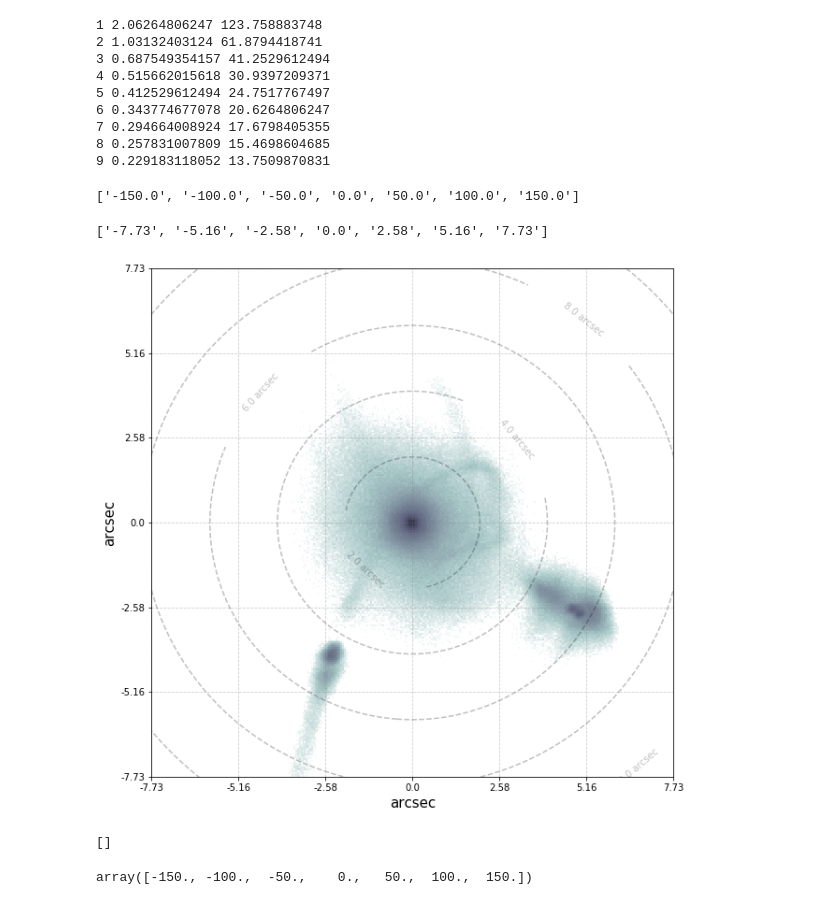
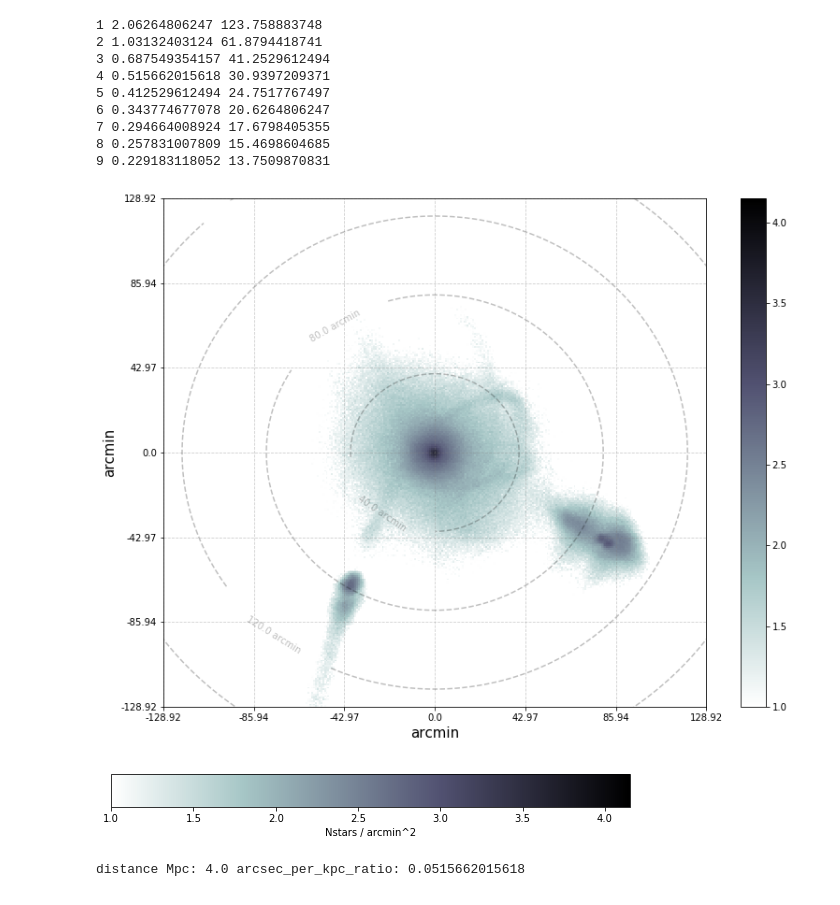
Before and after one commit to swc2124/starcat, a Jupyter notebook: data/tables/table_works.ipynb, the cells around one changed output. Cells and saved outputs as stored; diff of their text form; code cells hidden in the pictures.

```diff
--- a/data/tables/table_works.ipynb
+++ b/data/tables/table_works.ipynb
@@ -51,16 +52,22 @@ for i in range(1, 10, 1):
 9 0.229183118052 13.7509870831
 # %%
 def kpc_to_arcmin(d_mpc):
-    d = 1.0
+    d = 1e3
     D = d_mpc * 1e6
     arcmin_mod = (60.0 * 180.0) / np.pi
-    return arcmin_mod * (d / D)
+    return arcmin_mod * np.arctan2(d, D)
+
+def kpc_to_sqrarcmin(d_mpc):
+    d = 1e3
+    D = d_mpc * 1e6
+    arcmin_mod = (60.0 * 180.0) / np.pi
+    return np.square(arcmin_mod * np.arctan2(d, D))
 
 def kpc_to_arcsec(d_mpc):
-    d = 1.0
+    d = 1e3
     D = d_mpc * 1e6
     arcsec_mod = 206264.80624709636 #(3600.0 * 180.0) / np.pi
-    return arcsec_mod * (d / D)
+    return arcsec_mod * np.arctan2(d, D)
 
 def fix_rslice(grid, d_mpc=4.0, unit='kpc', rslices=[4]):
     '''
@@ -87,9 +94,9 @@ def fix_rslice(grid, d_mpc=4.0, unit='kpc', rslices=[4]):
 
     # conver to arcmin
     if unit == 'arcmin':
-        ratio = kpc_to_arcmin(d_mpc)
+        ratio =  kpc_to_arcmin(d_mpc)
     elif unit == 'arcsec':
-        ratio = kpc_to_arcsec(d_mpc)
+        ratio =  kpc_to_arcsec(d_mpc)
     else:
         ratio = 1
     # iterate over whole grid one by one
@@ -108,19 +115,12 @@ def fix_rslice(grid, d_mpc=4.0, unit='kpc', rslices=[4]):
 
     return grid
 # %%
-plot_units = 'arcsec'
+plot_units = 'arcmin'
 plot_radius_kpc = 150
 distance = 4.0
+mod = kpc_to_sqrarcmin(distance)
-# %%
-[str(i) for i in np.linspace(-plot_radius_kpc, plot_radius_kpc, 7)]
-# %% [output]
-['-150.0', '-100.0', '-50.0', '0.0', '50.0', '100.0', '150.0']
-# %%
-[str(round(i * kpc_to_arcsec(4.0), 2)) for i in np.linspace(-plot_radius_kpc, plot_radius_kpc, 7)]
-# %% [output]
-['-7.73', '-5.16', '-2.58', '0.0', '2.58', '5.16', '7.73']
 # %%
-fig = plt.figure(figsize=(10, 10))
+fig = plt.figure(figsize=(13, 10))
 
 # make a single subplot
 ax = fig.add_subplot(111)
@@ -147,10 +147,10 @@ elif plot_units == 'arcsec':
 grid = fix_rslice(np.load('../grids/halo08_4.0Mpc_h158_grid.npy'), d_mpc=distance, unit=plot_units)
 
 # plot heat map
-ax.pcolormesh(np.log10(grid[8:, :-3, 0]),
+hm = ax.pcolormesh(np.log10(grid[8:, :-3, 0] * mod),
               cmap=plt.cm.bone_r,
               vmin=1.0,
-              vmax=4.5)
+              vmax=4.15)
 
 # plot contour map to overlay on heat map
 cp = ax.contour(grid[:, :, 4],
@@ -169,36 +169,37 @@ cl = ax.clabel(cp,
                color='k',
                linewidth=50,
                alpha=1)
+# colorbar
+cb = plt.colorbar(hm,ax=None)
 
 # set plot xy limits
 center = grid.shape[0] / 2
 include = plot_radius_kpc
 lim0 = center + include
 lim1 = center - include
 ax.set_xlim([lim1, lim0])
 ax.set_ylim([lim1, lim0])
+
+#ax.set_xlim([90 + center, 100+ center])
+#ax.set_ylim([-45+ center, -55+ center])
 
 # set unit tick labels
 current_ticks = ax.axes.get_xticks()
 if plot_units == 'kpc':
     ticks = current_ticks - 300
 
 elif plot_units == 'arcmin':
     ticks = ((current_ticks - 300) * kpc_to_arcmin(distance)).round(2)
 
 elif plot_units == 'arcsec':
     ticks = ((current_ticks - 300) * kpc_to_arcsec(distance)).round(2)
 
 ax.set_xticklabels(ticks, fontsize=10)
 ax.set_yticklabels(ticks, fontsize=10)
 
 # plot grid
 ax.axes.grid(alpha=.4, linestyle='dashed', color='grey')
 
 plt.show()
 # %% [output]
-[figure, old version]
+[figure, new version]
-# %%
-ax.axes.get_xticks(True)
-# %% [output]
-[]
@@ -207,4 +206,12 @@ current_ticks = ax.axes.get_xticks() - 300
-# %%
-current_ticks
-# %% [output]
-array([-150., -100.,  -50.,    0.,   50.,  100.,  150.])
+# %%
+fig = plt.figure(figsize=(8, 3))
+ax1 = fig.add_axes([0.05, 0.80, 0.9, 0.15])
+cmap = mpl.cm.bone_r
+norm = mpl.colors.Normalize(vmin=cb.vmin, vmax=cb.vmax)
+cb1 = mpl.colorbar.ColorbarBase(ax1, cmap=cmap,
+                                norm=norm,
+                                orientation='horizontal')
+cb1.set_label('Nstars / arcmin^2')
+plt.show()
+# %% [output]
+[figure, added]
@@ -210,0 +232,5 @@ array([-150., -100.,  -50.,    0.,   50.,  100.,  150.])
+# %%
+arcsec_per_kpc_ratio = kpc_to_arcsec(distance)
+print('distance Mpc:', distance, 'arcsec_per_kpc_ratio:', arcsec_per_kpc_ratio)
+# %% [output]
+distance Mpc: 4.0 arcsec_per_kpc_ratio: 0.0515662015618
```
Also changed, not shown: parts of 14 cells of this notebook, 3 other files.
